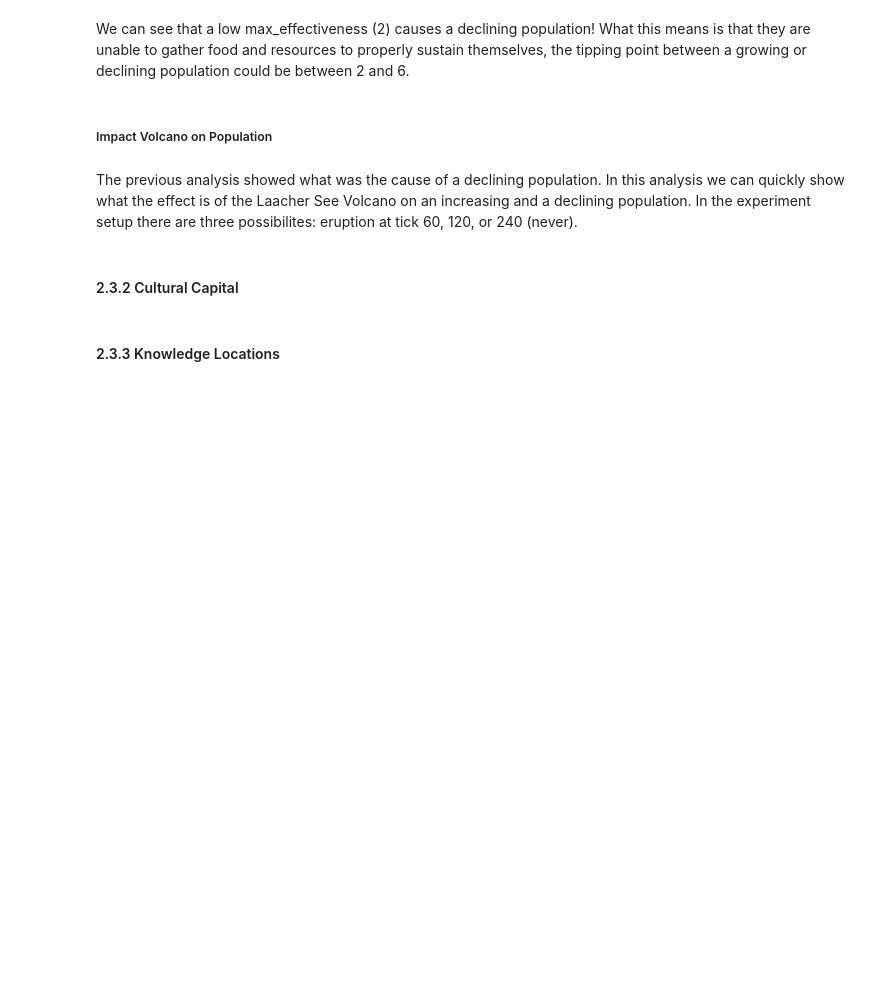
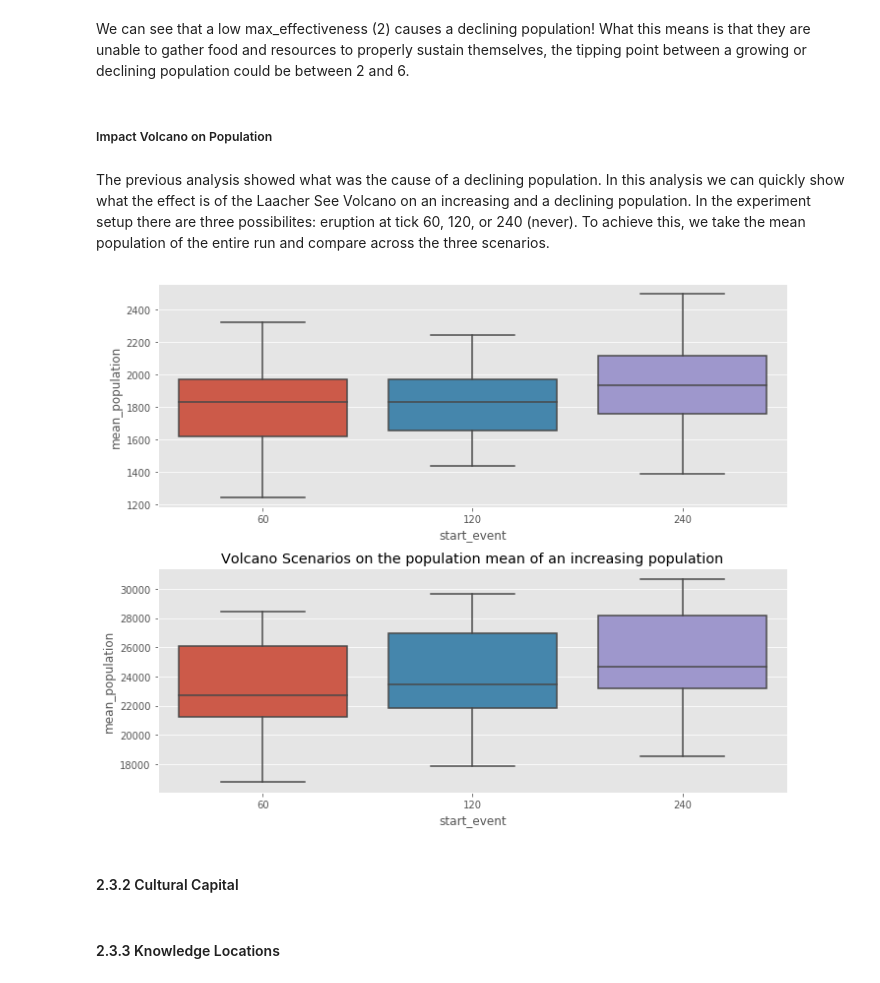
Before and after one commit to WKSu/compound-events, a Jupyter notebook: experiments/Analysis of Base Experiments.ipynb, the cells around one changed output. Drawn from its saved outputs; the diff is of its cells as text; code cells hidden in the pictures; blank space fills up the shorter version.

```diff
--- a/experiments/Analysis of Base Experiments.ipynb
+++ b/experiments/Analysis of Base Experiments.ipynb
@@ -178,4 +180,4 @@ We can see that a low max_effectiveness (2) causes a declining population! What
 # %% [markdown]
 ##### Impact Volcano on Population
 # %% [markdown]
-The previous analysis showed what was the cause of a declining population. In this analysis we can quickly show what the effect is of the Laacher See Volcano on an increasing and a declining population. In the experiment setup there are three possibilites: eruption at tick 60, 120, or 240 (never).
+The previous analysis showed what was the cause of a declining population. In this analysis we can quickly show what the effect is of the Laacher See Volcano on an increasing and a declining population. In the experiment setup there are three possibilites: eruption at tick 60, 120, or 240 (never). To achieve this, we take the mean population of the entire run and compare across the three scenarios.
@@ -200,3 +188,17 @@ df_climate_upward_pop.plot.scatter(x='tick',y='total_population',c='run_number',
+# %%
+fig = plt.figure()
+ax1 = fig.add_subplot(211)
+ax2 = fig.add_subplot(212)
+
+sns.boxplot(data = df_climate_downward_pop, x='start_event',y='mean_population', ax = ax1)
+plt.title("Volcano Scenarios on the population mean of a decreasing population")
+
+sns.boxplot(data = df_climate_upward_pop, x='start_event',y='mean_population', ax = ax2)
+plt.title("Volcano Scenarios on the population mean of an increasing population")
+fig.tight_layout()
+plt.show()
+# %% [output]
+[figure, added]
 # %% [markdown]
 #### 2.3.2 Cultural Capital
 # %% [markdown]
```
Also changed, not shown: parts of 9 cells of this notebook.
